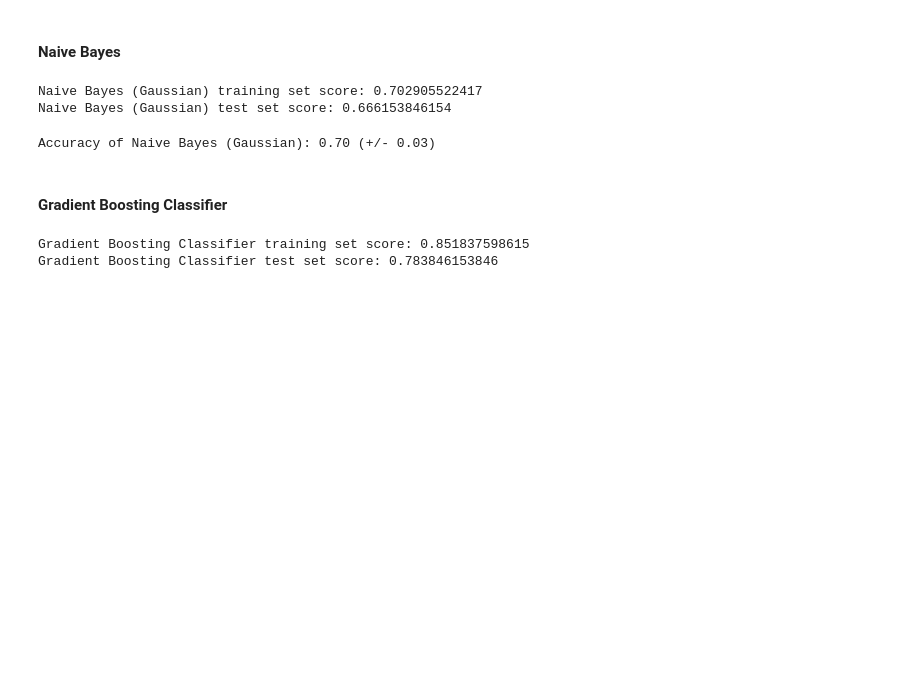
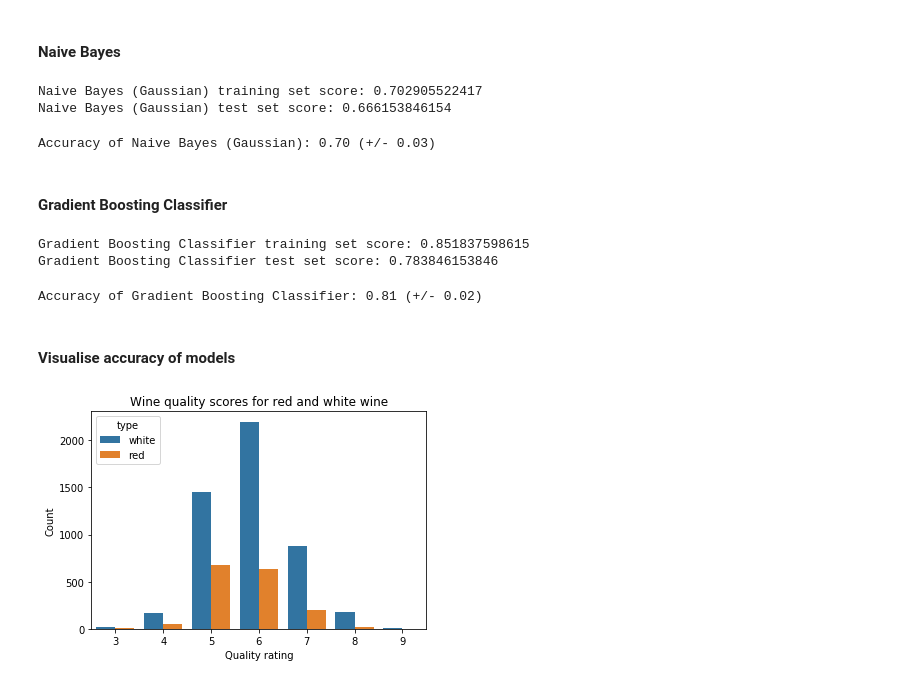
Before and after one commit to andrewhercules/predict-wine-quality, a Jupyter notebook: predict-wine-quality-analysis.ipynb, the cells around one changed output. Saved outputs shown, nothing was run; the diff lists cells and outputs as text; code cells hidden in the pictures; blank space fills up the shorter version.

Commit message:
Added count plot for wine quality scores for red and white wine

```diff
--- a/predict-wine-quality-analysis.ipynb
+++ b/predict-wine-quality-analysis.ipynb
@@ -384,3 +384,19 @@ print("Gradient Boosting Classifier test set score: %s" %(gb_test_score))
 # %% [output]
 Gradient Boosting Classifier training set score: 0.851837598615
 Gradient Boosting Classifier test set score: 0.783846153846
+# %%
+gb_scores = cross_val_score(gb_classifier, features, wine_quality, cv=10)
+
+print("Accuracy of Gradient Boosting Classifier: %0.2f (+/- %0.2f)" % (gb_scores.mean(), gb_scores.std() * 2))
+# %% [output]
+Accuracy of Gradient Boosting Classifier: 0.81 (+/- 0.02)
+# %% [markdown]
+#### Visualise accuracy of models
+# %%
+ax = sns.countplot(x="quality", hue="type", data=all_wine_data)
+plt.title("Wine quality scores for red and white wine")
+plt.xlabel("Quality rating")
+plt.ylabel("Count")
+plt.show()
+# %% [output]
+[figure, added]
```
Also changed, not shown: parts of 3 cells of this notebook.
